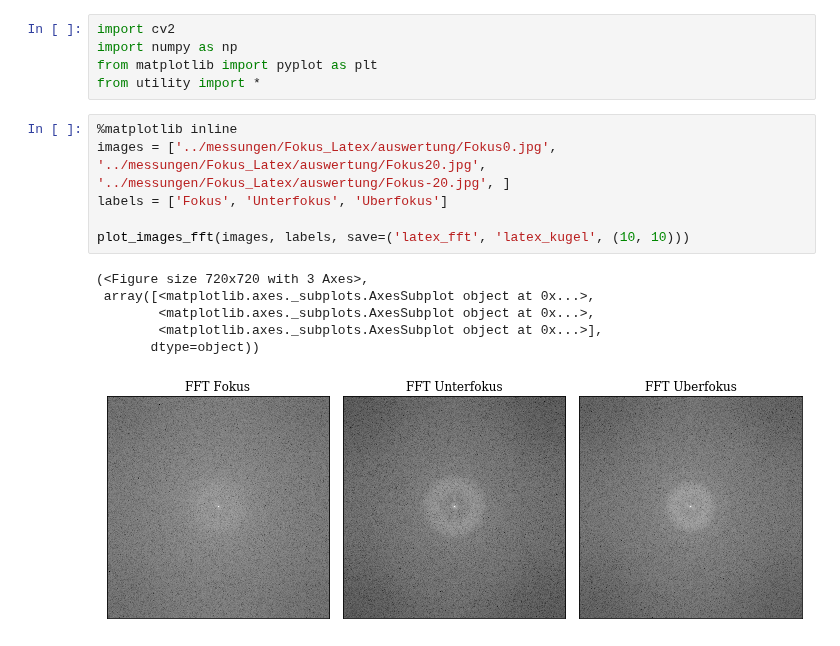
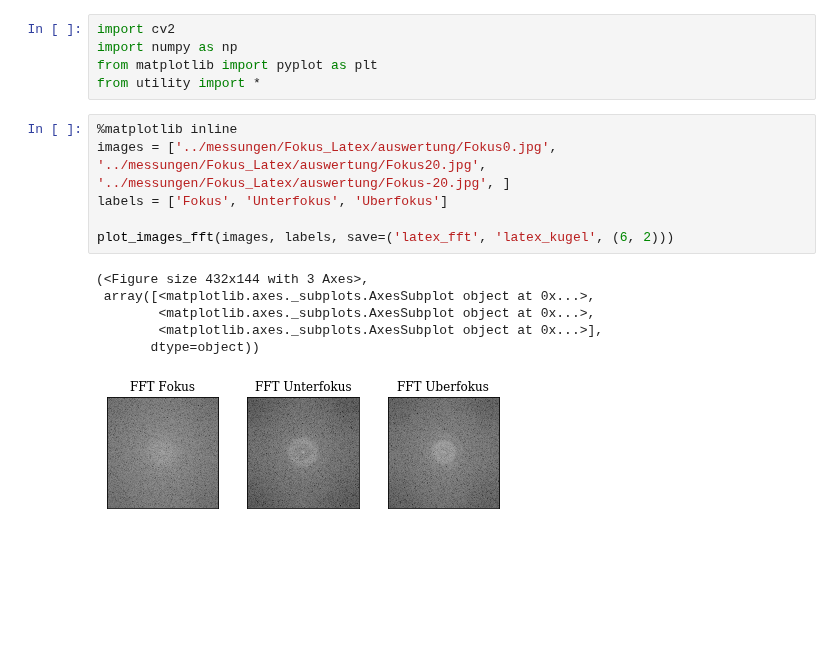
Before and after one commit to vale981/fpraktikum, a Jupyter notebook: tem/auswertung/fft.ipynb, the cells around one changed output. Saved outputs shown, nothing was run; the diff lists cells and outputs as text; blank space fills up the shorter version.

```diff
--- a/tem/auswertung/fft.ipynb
+++ b/tem/auswertung/fft.ipynb
@@ -6,13 +6,13 @@ from utility import *
 # %%
 %matplotlib inline
 images = ['../messungen/Fokus_Latex/auswertung/Fokus0.jpg', '../messungen/Fokus_Latex/auswertung/Fokus20.jpg', '../messungen/Fokus_Latex/auswertung/Fokus-20.jpg', ]
 labels = ['Fokus', 'Unterfokus', 'Uberfokus']
 
-plot_images_fft(images, labels, save=('latex_fft', 'latex_kugel', (10, 10)))
+plot_images_fft(images, labels, save=('latex_fft', 'latex_kugel', (6, 2)))
 # %% [output]
-(<Figure size 720x720 with 3 Axes>,
+(<Figure size 432x144 with 3 Axes>,
  array([<matplotlib.axes._subplots.AxesSubplot object at 0x...>,
         <matplotlib.axes._subplots.AxesSubplot object at 0x...>,
         <matplotlib.axes._subplots.AxesSubplot object at 0x...>],
        dtype=object))
-[figure, old version]
+[figure, new version]
```
Also changed, not shown: 10 other files.
